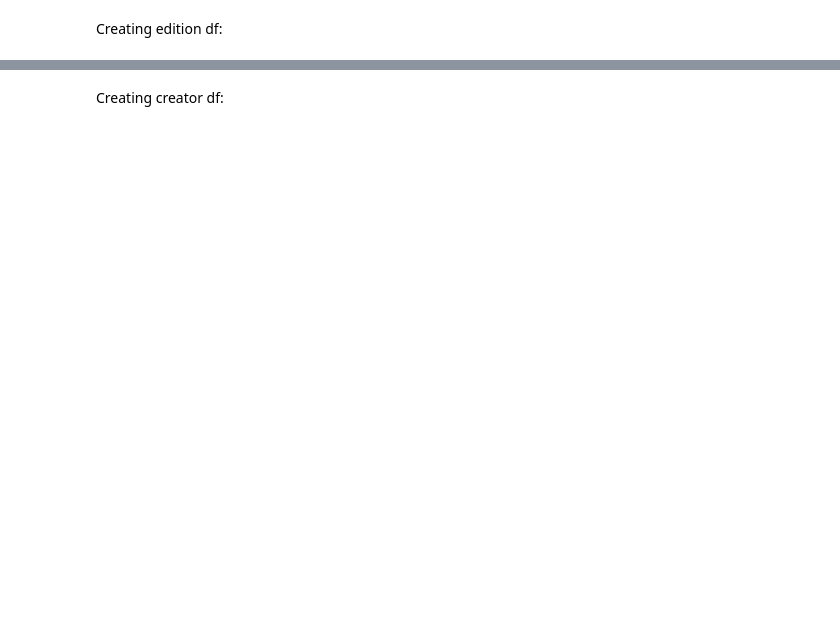
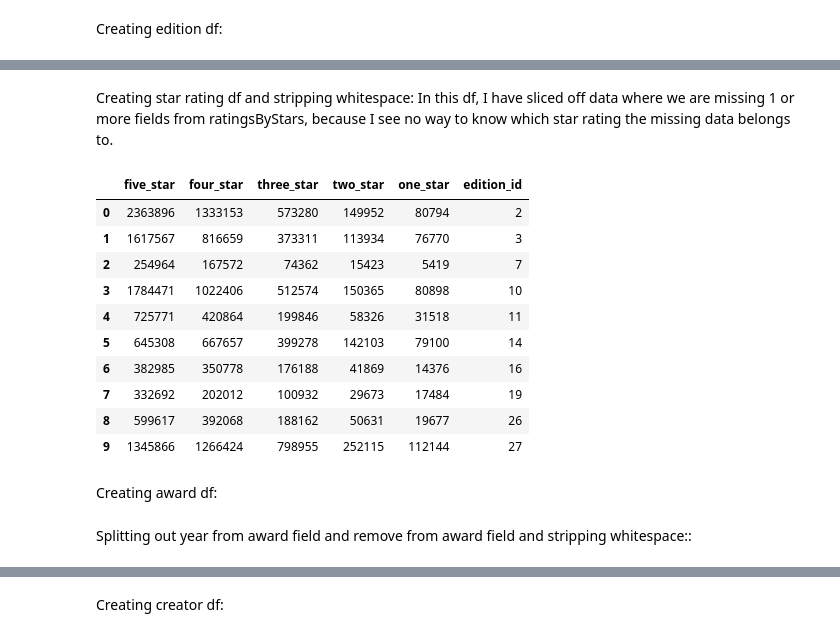
Before and after one commit to codeslp/books_db, a Jupyter notebook: src/books_db.ipynb, the cells around one changed output, grey strips where cells are left out. Drawn from its saved outputs; the diff is of its cells as text; code cells hidden in the pictures; blank space fills up the shorter version.

Commit message:
created all dfs, reasoned about dup isbns

```diff
--- a/src/books_db.ipynb
+++ b/src/books_db.ipynb
@@ -101,2 +53,0 @@ duplicated_bookid_isbns
-# %%
-df = df.drop_duplicates(subset=['title', 'bookId', 'ratingsByStars'])
@@ -106,12 +55,3 @@ df = df.drop_duplicates(subset=['title', 'bookId', 'ratingsByStars'])
 Dropping rows with all nulls:
 # %%
 df = df.dropna(how='all')
-# %%
-# Create a DataFrame with all rows where 'isbn' is '9999999999999'
-df1 = df[df['isbn'] == '9999999999999']
-
-# Create another DataFrame with all other rows and drop duplicates in 'isbn'
-df2 = df[df['isbn'] != '9999999999999'].drop_duplicates(subset='isbn')
-
-# Concatenate the two DataFrames
-df = pd.concat([df1, df2])
@@ -322,14 +257,0 @@ In this df, I have left off data where we are missing 1 or more fields from rati
-# %%
-def create_star_rating_df(df):
-    five_star, four_star, three_star, two_star, one_star, edition_id = zip(*[(row['ratingsByStars'][0], row['ratingsByStars'][1], row['ratingsByStars'][2], row['ratingsByStars'][3], row['ratingsByStars'][4], row['edition_id']) for _, row in df.iterrows() if len(row['ratingsByStars']) == 5])
-    create_star_rating_df = pd.DataFrame({
-        'five_star': five_star,
-        'four_star': four_star,
-        'three_star': three_star,
-        'two_star': two_star,
-        'one_star': one_star,
-        'edition_id': edition_id
-    })
-    return create_star_rating_df
-
-star_rating_df = create_star_rating_df(df)
@@ -383,0 +357,32 @@ award_df.head(50)
+# %% [markdown]
+Creating star rating df and stripping whitespace:
+In this df, I have sliced off data where we are missing 1 or more fields from ratingsByStars, because I see no way to know which star rating the missing data belongs to.
+# %%
+def create_star_rating_df(df):
+    five_star, four_star, three_star, two_star, one_star, edition_id = zip(*[(row['ratingsByStars'][0], row['ratingsByStars'][1], row['ratingsByStars'][2], row['ratingsByStars'][3], row['ratingsByStars'][4], row['edition_id']) for _, row in df.iterrows() if len(row['ratingsByStars']) == 5])
+    star_rating_df = pd.DataFrame({
+        'five_star': five_star,
+        'four_star': four_star,
+        'three_star': three_star,
+        'two_star': two_star,
+        'one_star': one_star,
+        'edition_id': edition_id
+    })
+    star_rating_df = star_rating_df.applymap(lambda r: r.strip() if type(r) == str else r)
+    return star_rating_df
+
+star_rating_df = create_star_rating_df(df)
+# %%
+star_rating_df.head(10)
+# %% [output]
+|  | five_star | four_star | three_star | two_star | one_star | edition_id |
+| 0 | 2363896 | 1333153 | 573280 | 149952 | 80794 | 2 |
+| 1 | 1617567 | 816659 | 373311 | 113934 | 76770 | 3 |
+| 2 | 254964 | 167572 | 74362 | 15423 | 5419 | 7 |
+| 3 | 1784471 | 1022406 | 512574 | 150365 | 80898 | 10 |
+| 4 | 725771 | 420864 | 199846 | 58326 | 31518 | 11 |
+| 5 | 645308 | 667657 | 399278 | 142103 | 79100 | 14 |
+| 6 | 382985 | 350778 | 176188 | 41869 | 14376 | 16 |
+| 7 | 332692 | 202012 | 100932 | 29673 | 17484 | 19 |
+| 8 | 599617 | 392068 | 188162 | 50631 | 19677 | 26 |
+| 9 | 1345866 | 1266424 | 798955 | 252115 | 112144 | 27 |
@@ -383,0 +393,2 @@ award_df.head(50)
+# %% [markdown]
+Creating award df:
@@ -383,0 +405,2 @@ award_df.head(50)
+# %% [markdown]
+Splitting out year from award field and remove from award field and stripping whitespace::
```
Also changed, not shown: parts of 52 cells of this notebook, 1 other file.
